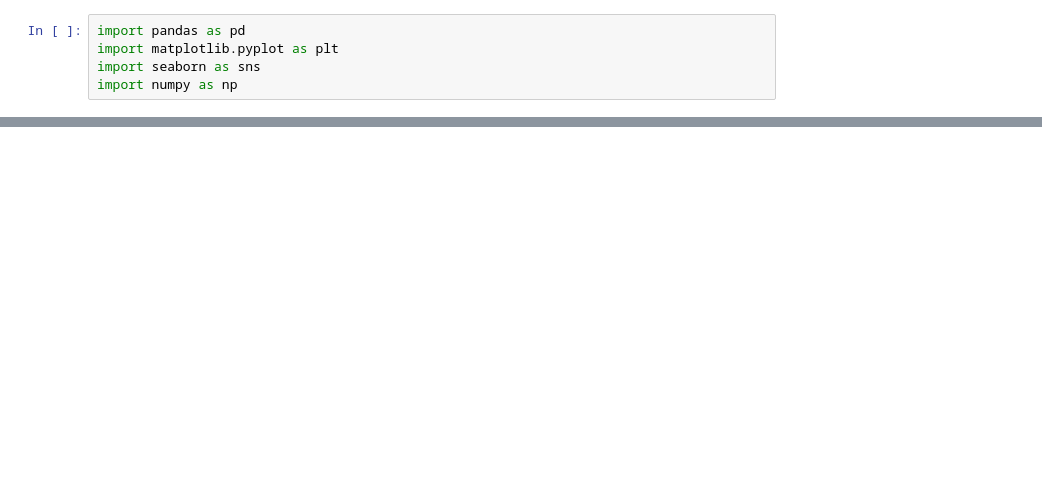
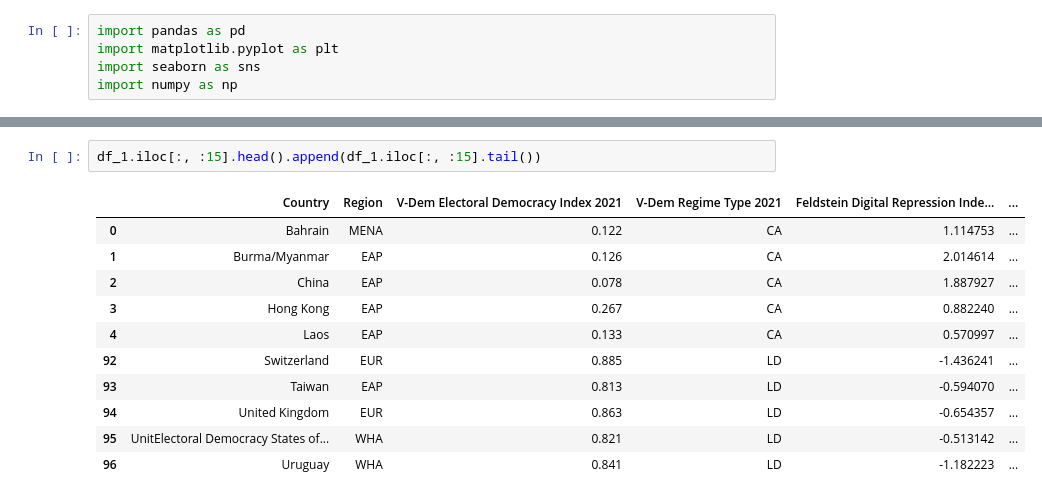
Before and after one commit to irene-glez/Digital-Repression-EDA, a Jupyter notebook: src/notebooks/data_cleaning.ipynb, the cells around one changed output, grey strips where cells are left out. Cells and saved outputs as stored; diff of their text form; blank space fills up the shorter version.

```diff
--- a/src/notebooks/data_cleaning.ipynb
+++ b/src/notebooks/data_cleaning.ipynb
@@ -575,0 +149,14 @@ plt.show()
+# %%
+df_1.iloc[:, :15].head().append(df_1.iloc[:, :15].tail())
+# %% [output]
+|  | Country | Region | V-Dem Electoral Democracy Index 2021 | V-Dem Regime Type 2021 | Feldstein Digital Repression Inde... | ... |
+| 0 | Bahrain | MENA | 0.122 | CA | 1.114753 | ... |
+| 1 | Burma/Myanmar | EAP | 0.126 | CA | 2.014614 | ... |
+| 2 | China | EAP | 0.078 | CA | 1.887927 | ... |
+| 3 | Hong Kong | EAP | 0.267 | CA | 0.882240 | ... |
+| 4 | Laos | EAP | 0.133 | CA | 0.570997 | ... |
+| 92 | Switzerland | EUR | 0.885 | LD | -1.436241 | ... |
+| 93 | Taiwan | EAP | 0.813 | LD | -0.594070 | ... |
+| 94 | United Kingdom | EUR | 0.863 | LD | -0.654357 | ... |
+| 95 | UnitElectoral Democracy States of... | WHA | 0.821 | LD | -0.513142 | ... |
+| 96 | Uruguay | WHA | 0.841 | LD | -1.182223 | ... |
```
Also changed, not shown: parts of 100 cells of this notebook.
